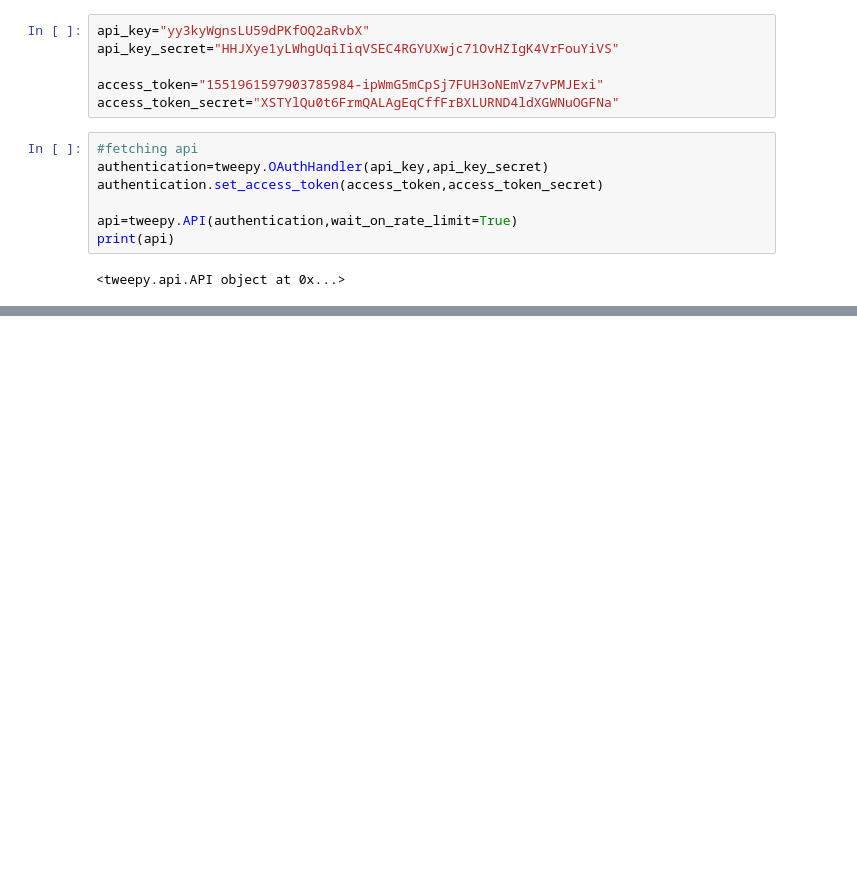
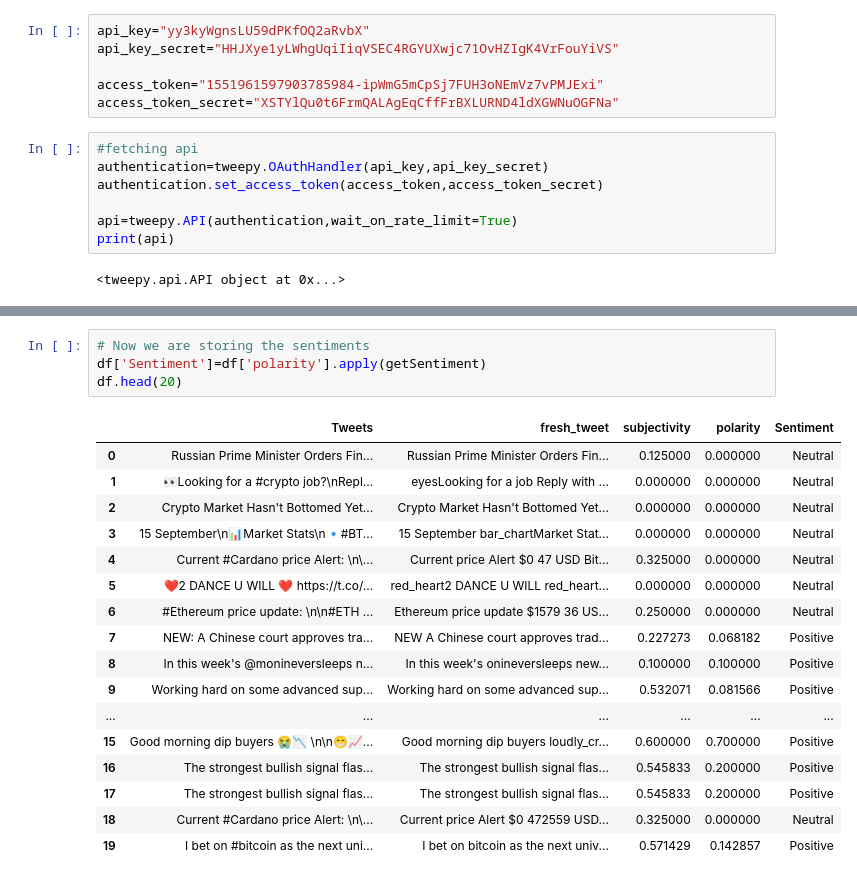
Before and after one commit to saur112/sentiment-Analysis-of-cryptocurrency, a Jupyter notebook: project_file.ipynb, the cells around one changed output, grey strips where cells are left out. Drawn from its saved outputs; the diff is of its cells as text; blank space fills up the shorter version.

```diff
--- a/project_file.ipynb
+++ b/project_file.ipynb
@@ -77,0 +129,22 @@ df.head(10)
+# %%
+# Now we are storing the sentiments
+df['Sentiment']=df['polarity'].apply(getSentiment)
+df.head(20)
+# %% [output]
+|  | Tweets | fresh_tweet | subjectivity | polarity | Sentiment |
+| 0 | Russian Prime Minister Orders Fin... | Russian Prime Minister Orders Fin... | 0.125000 | 0.000000 | Neutral |
+| 1 | 👀Looking for a #crypto job?\nRepl... | eyesLooking for a job Reply with ... | 0.000000 | 0.000000 | Neutral |
+| 2 | Crypto Market Hasn't Bottomed Yet... | Crypto Market Hasn't Bottomed Yet... | 0.000000 | 0.000000 | Neutral |
+| 3 | 15 September\n📊Market Stats\n🔹#BT... | 15 September bar_chartMarket Stat... | 0.000000 | 0.000000 | Neutral |
+| 4 | Current #Cardano price Alert: \n\... | Current price Alert $0 47 USD Bit... | 0.325000 | 0.000000 | Neutral |
+| 5 | ❤️2 DANCE U WILL ❤️ https://t.co/... | red_heart2 DANCE U WILL red_heart... | 0.000000 | 0.000000 | Neutral |
+| 6 | #Ethereum price update: \n\n#ETH ... | Ethereum price update $1579 36 US... | 0.250000 | 0.000000 | Neutral |
+| 7 | NEW: A Chinese court approves tra... | NEW A Chinese court approves trad... | 0.227273 | 0.068182 | Positive |
+| 8 | In this week's @monineversleeps n... | In this week's onineversleeps new... | 0.100000 | 0.100000 | Positive |
+| 9 | Working hard on some advanced sup... | Working hard on some advanced sup... | 0.532071 | 0.081566 | Positive |
+| ... | ... | ... | ... | ... | ... |
+| 15 | Good morning dip buyers 😭📉 \n\n😁📈... | Good morning dip buyers loudly_cr... | 0.600000 | 0.700000 | Positive |
+| 16 | The strongest bullish signal flas... | The strongest bullish signal flas... | 0.545833 | 0.200000 | Positive |
+| 17 | The strongest bullish signal flas... | The strongest bullish signal flas... | 0.545833 | 0.200000 | Positive |
+| 18 | Current #Cardano price Alert: \n\... | Current price Alert $0 472559 USD... | 0.325000 | 0.000000 | Neutral |
+| 19 | I bet on #bitcoin as the next uni... | I bet on bitcoin as the next univ... | 0.571429 | 0.142857 | Positive |
```
Also changed, not shown: parts of 9 cells of this notebook.
